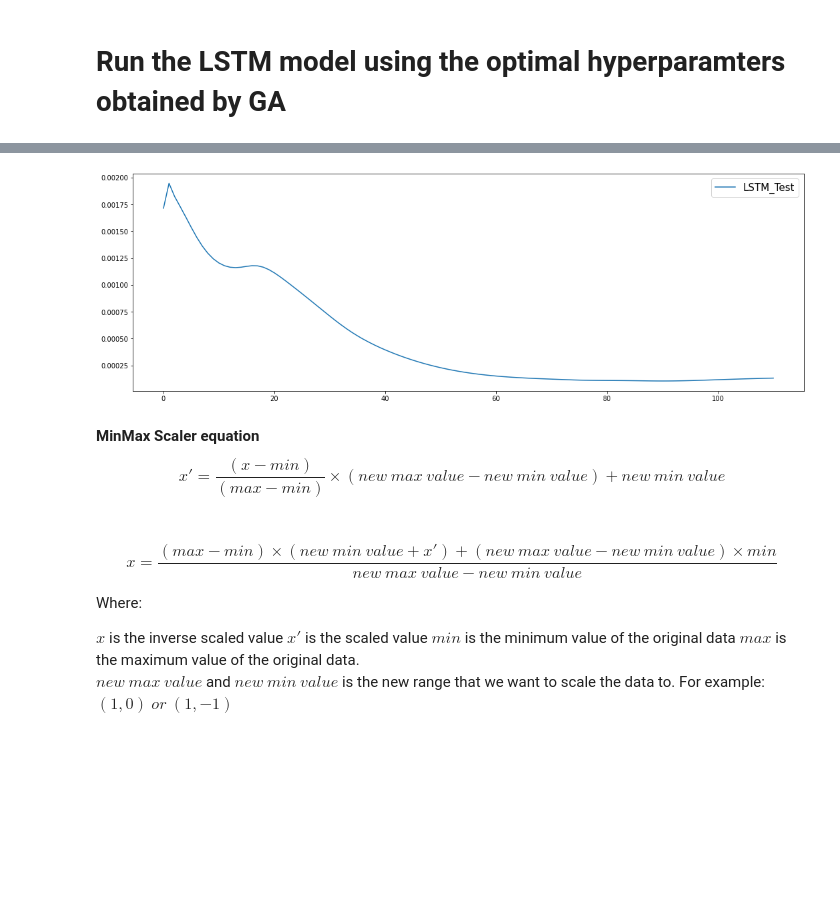
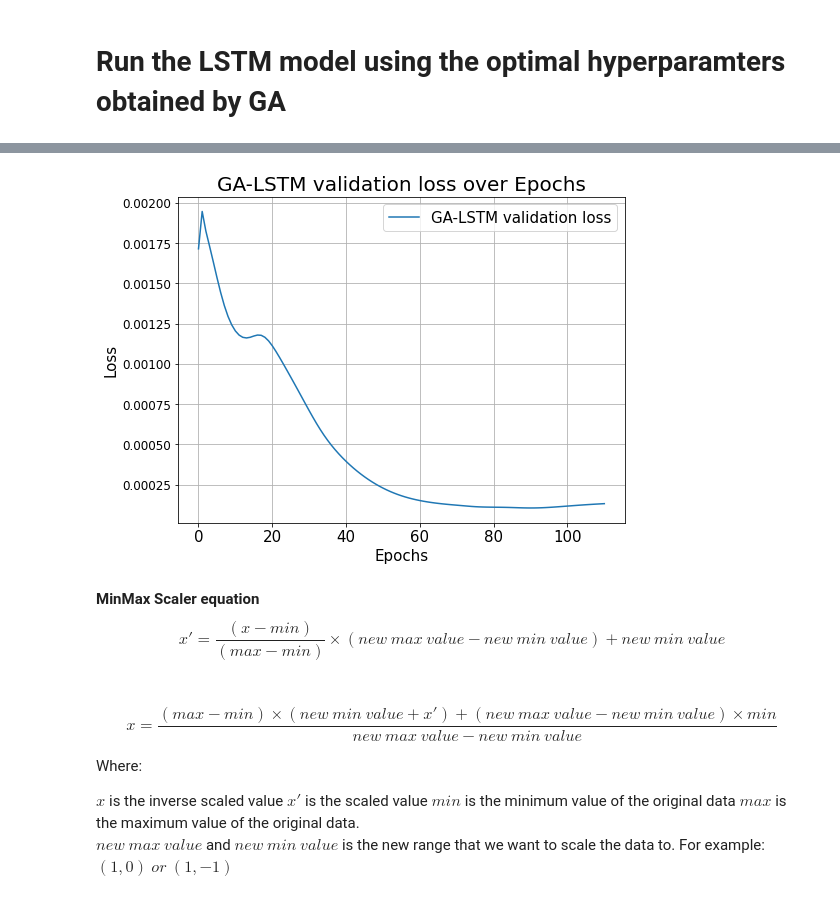
Before and after one commit to ashrafalaghbari/GA-TCN-LSTM, a Jupyter notebook: Optimal_TCN_LSTM_GA_single_step.ipynb, the cells around one changed output, grey strips where cells are left out. Cells and saved outputs as stored; diff of their text form; code cells hidden in the pictures; blank space fills up the shorter version.

```diff
--- a/Optimal_TCN_LSTM_GA_single_step.ipynb
+++ b/Optimal_TCN_LSTM_GA_single_step.ipynb
@@ -471,10 +481,6 @@ LSTM Best: [500, 1, 68, 8, 10] = 0.000104
 # %% [markdown]
 # Run the LSTM model using the optimal hyperparamters obtained by GA
 # %%
-# # # convert series to stationary
-series_diff = series.copy()
-# diff_order = 1
-# series_diff['BORE_OIL_VOL'] = series_diff['BORE_OIL_VOL'].diff(diff_order)
 steps_ahead = 1
 # Define hyperparamtes
 n_epochs = 500
@@ -485,12 +491,11 @@ window_size = 10
 
 
 # # setting the session configurations for reproducibility.
-# seed = 2497215193
+
 combinations = [n_epochs, num_hidden_layers, num_neurons, batch_size, window_size]
 os.environ["CUDA_DEVICE_ORDER"] = "PCI_BUS_ID"
 os.environ["CUDA_VISIBLE_DEVICES"] = ""
 os.environ['PYTHONHASHSEED'] = '0'
-# seed = int(random.random()*(2**32-1))
 np.random.seed(42)
 np.random.seed(12345)
 session_conf = tf.compat.v1.ConfigProto(intra_op_parallelism_threads=1,
@@ -502,7 +507,7 @@ sess = tf.compat.v1.Session(graph=tf.compat.v1.get_default_graph(),
 K.set_session(sess)
 
 # # convert the series to supervise learning using sliding window approach
-series_supervised = series_to_supervised(series_diff, series_diff.columns, n_in= window_size, n_out= steps_ahead, dropnan=True)
+series_supervised = series_to_supervised(series, series.columns, n_in= window_size, n_out= steps_ahead, dropnan=True)
 
 # drop columns we don't want to predict
 pattern = re.compile(r"(t-)|^BORE_OIL_VOL.*")
@@ -531,25 +536,25 @@ print("train_X.shape:",train_X.shape, "train_y.shape:",train_y.shape,
         "test_X.shape:", test_X.shape,"test_y.shape:",test_y.shape)
 
 #Run the model
-model =  Sequential()
+model_lstm =  Sequential()
 
 if num_hidden_layers == 1:
-    model.add(LSTM(num_neurons, activation='tanh', input_shape = (window_size, n_features)))
+    model_lstm.add(LSTM(num_neurons, activation='tanh', input_shape = (window_size, n_features)))
 
 else:
     for num in range(num_hidden_layers-1):
-        model.add(LSTM(num_neurons,activation='tanh', input_shape =(window_size, n_features), return_sequences=True))
-    model.add(LSTM(num_neurons))
+        model_lstm.add(LSTM(num_neurons,activation='tanh', input_shape =(window_size, n_features), return_sequences=True))
+    model_lstm.add(LSTM(num_neurons))
 
-model.add(Dense(steps_ahead))
-model.compile(loss='mean_squared_error',
+model_lstm.add(Dense(steps_ahead))
+model_lstm.compile(loss='mean_squared_error',
             optimizer=tf.keras.optimizers.Adam(learning_rate=0.0001))
 #prevent overfitting
 early_stopping = EarlyStopping(monitor='val_loss', patience=20, verbose=0,
                             restore_best_weights=True, mode='min')
-history_lstm = model.fit(train_X, train_y, epochs=n_epochs, batch_size=batch_size, callbacks = [early_stopping],
+history_lstm = model_lstm.fit(train_X, train_y, epochs=n_epochs, batch_size=batch_size, callbacks = [early_stopping],
             validation_data=(test_X, test_y), verbose=2, shuffle=False)
-model.evaluate(test_X, test_y)
+model_lstm.evaluate(test_X, test_y)
 # %% [output]
 train.shape: (1517, 31) test.shape: (380, 31)
 train_scaled.shape: (1517, 31) test_scaled.shape: (380, 31)
@@ -569,14 +574,20 @@ Epoch 111/500
 190/190 - 1s - loss: 0.0014 - val_loss: 1.3108e-04 - 1s/epoch - 7ms/step
 12/12 [==============================] - 0s 4ms/step - loss: 1.0426e-04
 0.0001042641670210287
-# %%
-fig, ax = plt.subplots(1, 1, figsize=(18,6))
-# ax.xaxis.set_major_locator(plt.MultipleLocator(5))
-plt.plot(history_lstm.history['val_loss'], label='LSTM_Test')
-plt.legend(fontsize=15)
-plt.show()
-# %% [output]
-[figure, removed]
+# %%
+fig, ax = plt.subplots(1, 1, figsize=(8,6))
+plt.plot(history_lstm.history['val_loss'], label='GA-LSTM validation loss')
+plt.xlabel('Epochs', fontsize=15)
+plt.xticks(fontsize=15)
+plt.ylabel('Loss', fontsize=15)
+plt.yticks(fontsize=12)
+plt.title('GA-LSTM validation loss over Epochs', fontsize=20)
+plt.grid()
+plt.legend(fontsize=15)
+plt.savefig("GA-LSTM validation loss.png", format='png', dpi=1600, bbox_inches='tight')
+plt.show()
+# %% [output]
+[figure, added]
 # %% [markdown]
 **MinMax Scaler equation**
 $$x' = \frac{(x - min)}{(max - min)} \times (new\ max\ value - new\ min\  value) + new\ min\ value$$<br/>
```
Also changed, not shown: parts of 25 cells of this notebook.
